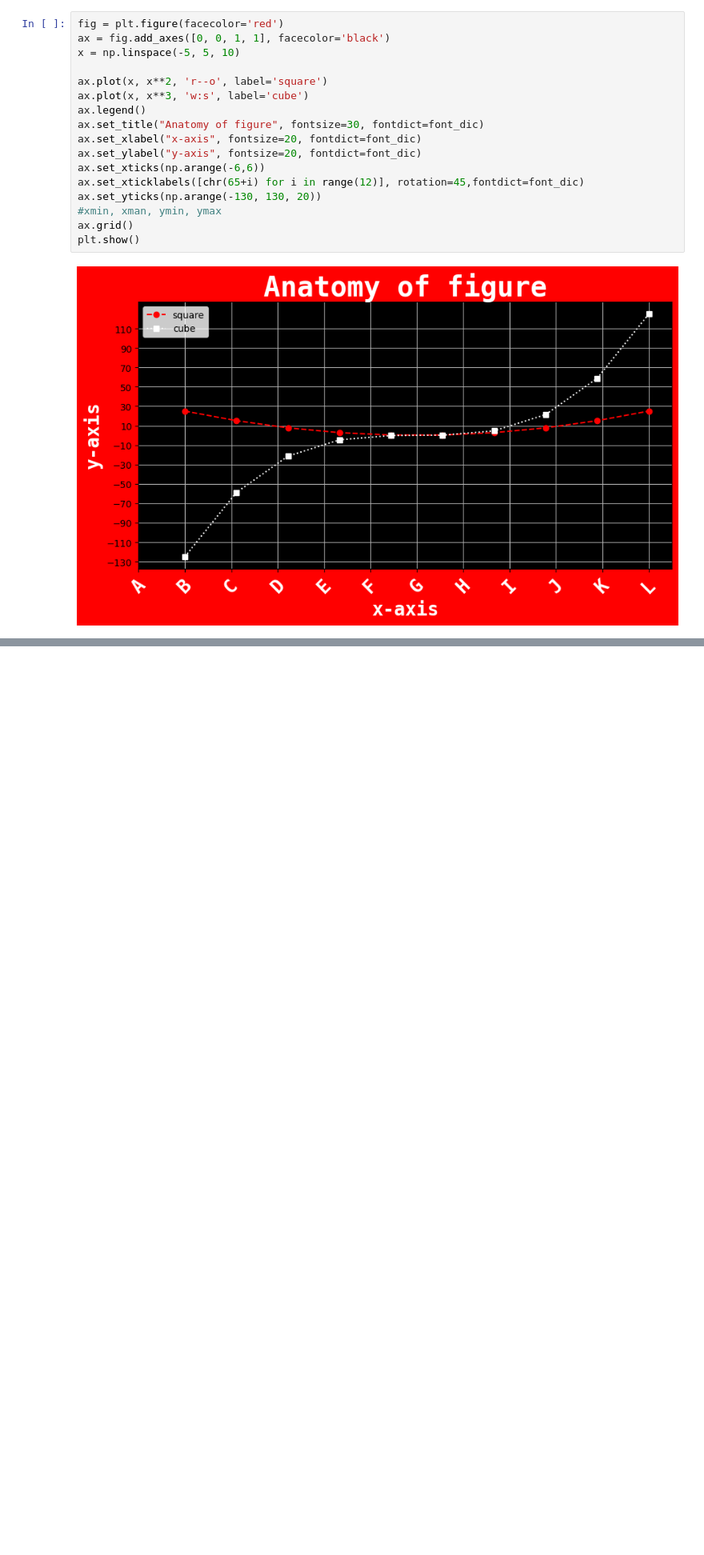
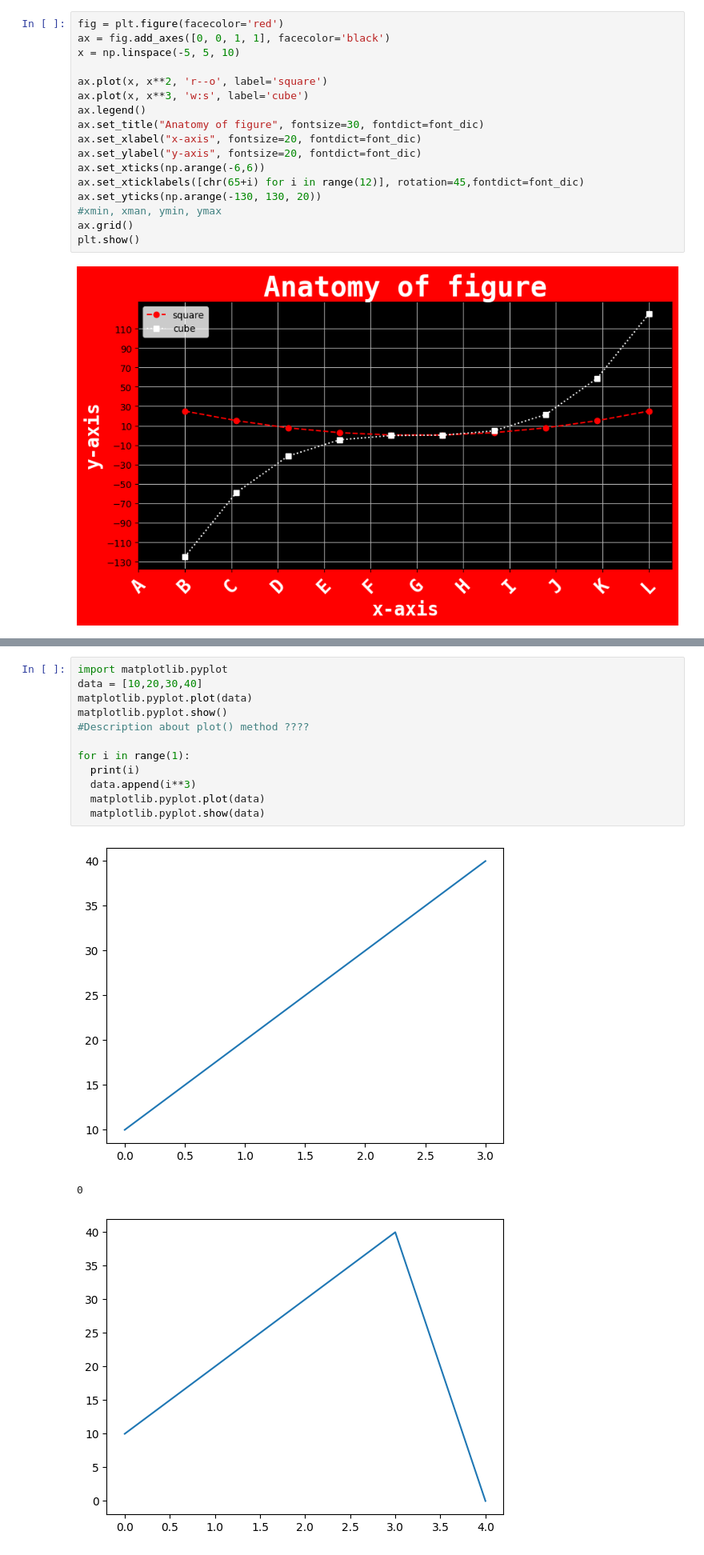
Before and after one commit to aansheeagrwal/python-training, a Jupyter notebook: Matplotlib.ipynb, the cells around one changed output, grey strips where cells are left out. Shown at 80% size. Cells and saved outputs as stored; diff of their text form; blank space fills up the shorter version.

```diff
--- a/Matplotlib.ipynb
+++ b/Matplotlib.ipynb
@@ -187,0 +206,16 @@ plt.show()
+# %%
+import matplotlib.pyplot
+data = [10,20,30,40]
+matplotlib.pyplot.plot(data)
+matplotlib.pyplot.show()
+#Description about plot() method ????
+
+for i in range(1):
+  print(i)
+  data.append(i**3)
+  matplotlib.pyplot.plot(data)
+  matplotlib.pyplot.show(data)
+# %% [output]
+[figure, added]
+0
+[figure, added]
```
Also changed, not shown: parts of 5 cells of this notebook.
